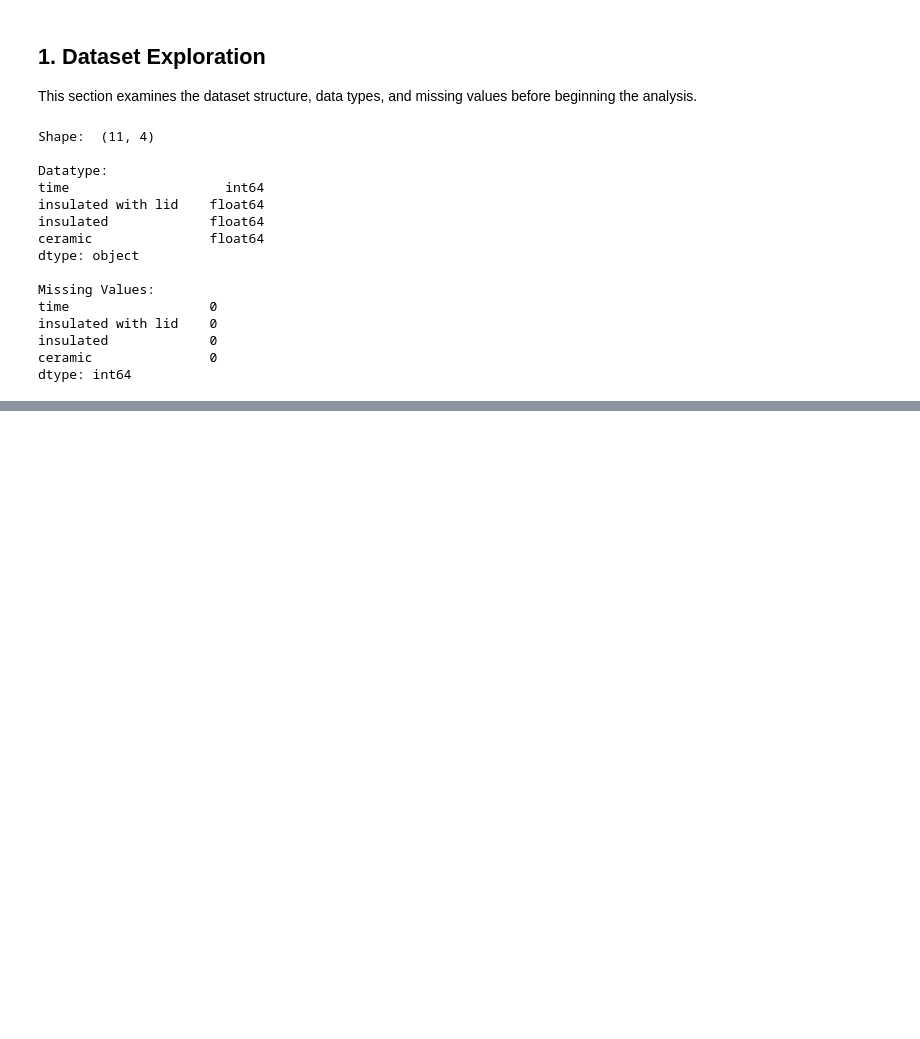
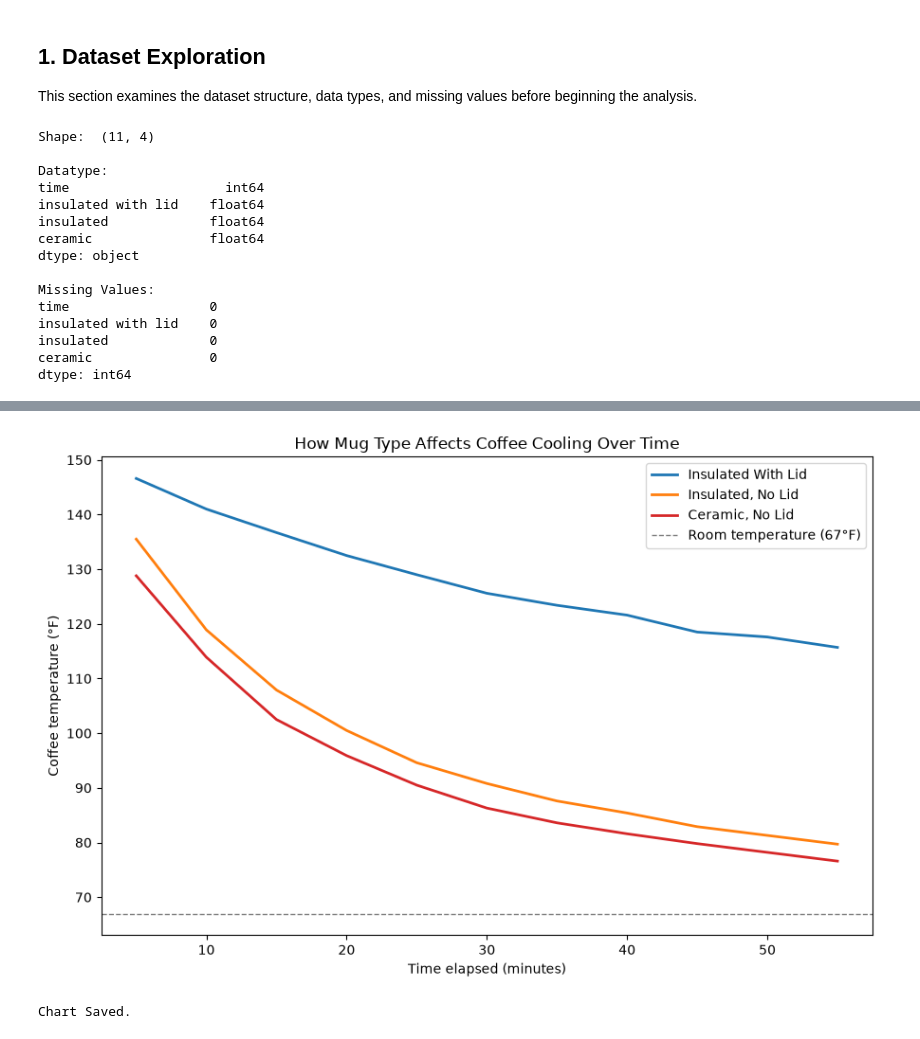
Before and after one commit to dakshita01/data-science-portfolio, a Jupyter notebook: 05-cooling-coffee/notebook/cooling_coffee.ipynb, the cells around one changed output, grey strips where cells are left out. Saved outputs shown, nothing was run; the diff lists cells and outputs as text; code cells hidden in the pictures; blank space fills up the shorter version.

```diff
--- a/05-cooling-coffee/notebook/cooling_coffee.ipynb
+++ b/05-cooling-coffee/notebook/cooling_coffee.ipynb
@@ -56,0 +72,47 @@ dtype: int64
+# %%
+fig, ax = plt.subplots(figsize=(9, 6))
+
+ax.plot(
+    df['time'],
+    df['insulated with lid'],
+    label='Insulated With Lid',
+    color='C0',
+    linewidth=2
+)
+ax.plot(
+    df['time'],
+    df['insulated'],
+    label='Insulated, No Lid',
+    color='C1',
+    linewidth=2
+)
+ax.plot(
+    df['time'],
+    df['ceramic'],
+    label='Ceramic, No Lid',
+    color='C3',
+    linewidth=2
+)
+
+# Adding reference line
+ax.axhline(
+    y=67,
+    color='gray',
+    linestyle='--',
+    linewidth=1,
+    label='Room temperature (67°F)'
+)
+
+ax.set_xlabel('Time elapsed (minutes)')
+ax.set_ylabel('Coffee temperature (°F)')
+ax.set_title('How Mug Type Affects Coffee Cooling Over Time')
+ax.legend(loc='upper right')
+
+plt.tight_layout()
+plt.savefig('../images/plots/mug_type_coffee_cooling.png')
+plt.show()
+
+print("Chart Saved.")
+# %% [output]
+[figure, added]
+Chart Saved.
```
Also changed, not shown: parts of 5 cells of this notebook, 2 other files.
